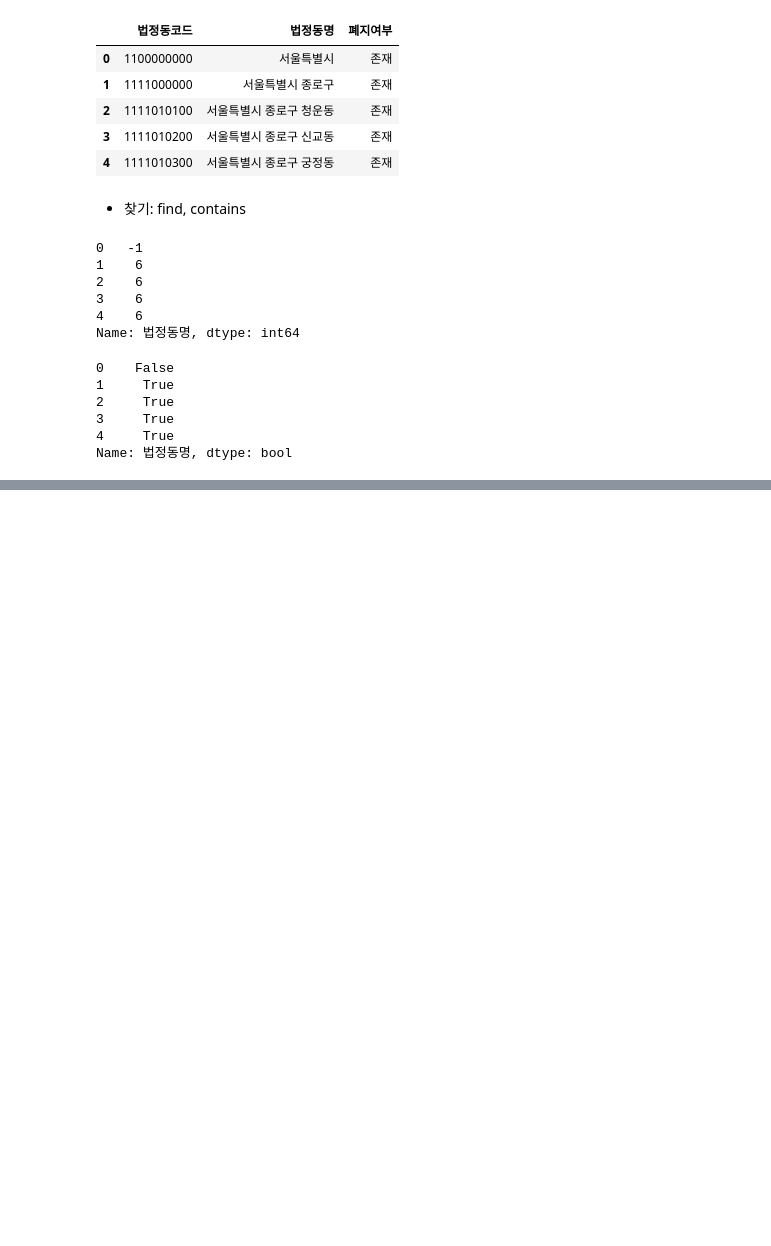
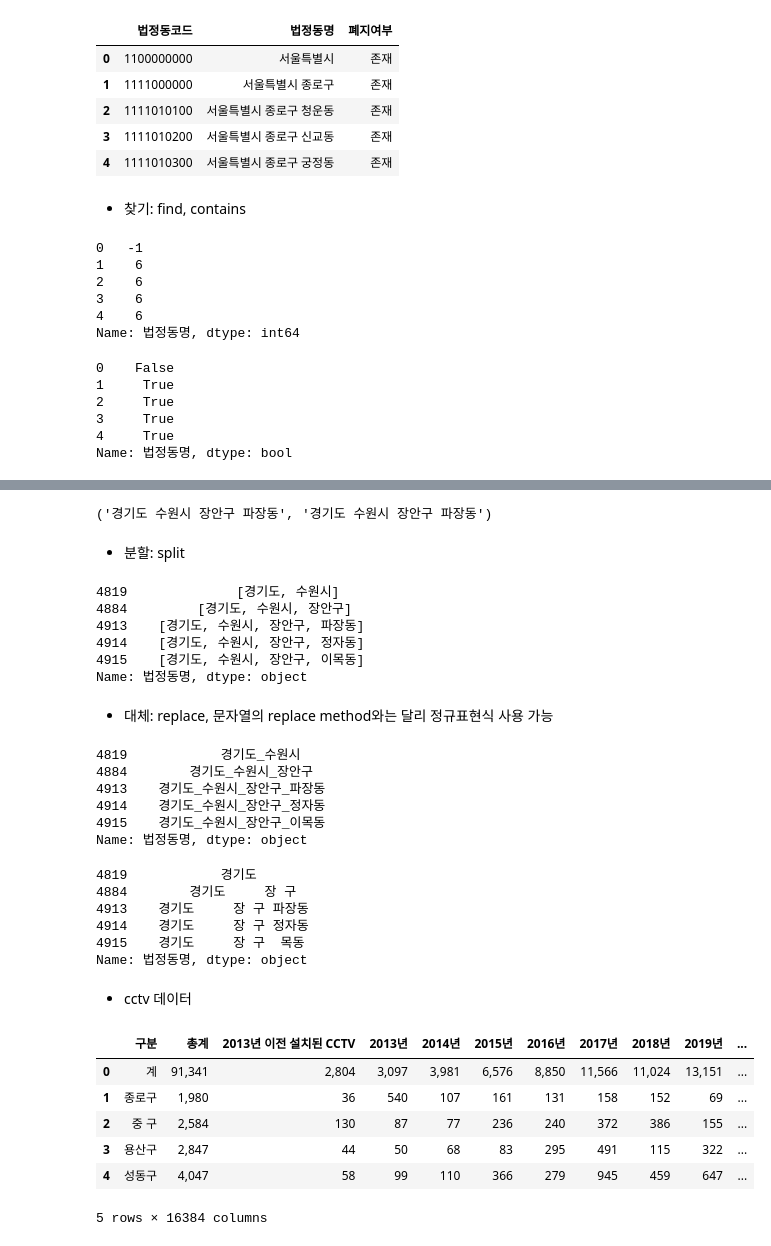
Before and after one commit to ckiekim/DataAnalysis_Lecture-2023.04, a Jupyter notebook: 02.Pandas/06.문자열조작.ipynb, the cells around one changed output, grey strips where cells are left out. Cells and saved outputs as stored; diff of their text form; code cells hidden in the pictures; blank space fills up the shorter version.

```diff
--- a/02.Pandas/06.문자열조작.ipynb
+++ b/02.Pandas/06.문자열조작.ipynb
@@ -89,0 +116,39 @@ Name: 법정동명, dtype: bool
+# %%
+# 파장동 인덱싱
+df2.법정동명[4913], df2.iloc[2, 1]
+# %% [output]
+('경기도 수원시 장안구 파장동', '경기도 수원시 장안구 파장동')
+# %% [markdown]
+- 분할: split
+# %%
+df2.법정동명.str.split().head()
+# %% [output]
+4819              [경기도, 수원시]
+4884         [경기도, 수원시, 장안구]
+4913    [경기도, 수원시, 장안구, 파장동]
+4914    [경기도, 수원시, 장안구, 정자동]
+4915    [경기도, 수원시, 장안구, 이목동]
+Name: 법정동명, dtype: object
+# %% [markdown]
+- 대체: replace, 문자열의 replace method와는 달리 정규표현식 사용 가능
+# %%
+df2.법정동명.str.replace(' ', '_').head()
+# %% [output]
+4819            경기도_수원시
+4884        경기도_수원시_장안구
+4913    경기도_수원시_장안구_파장동
+4914    경기도_수원시_장안구_정자동
+4915    경기도_수원시_장안구_이목동
+Name: 법정동명, dtype: object
+# %%
+# 초성이 ㅅ, ㅇ 인 데이터를 공백으로 대체
+df2.법정동명.str.replace('[사-잏]', ' ', regex=True).head()
+# %% [output]
+4819            경기도
+4884        경기도     장 구
+4913    경기도     장 구 파장동
+4914    경기도     장 구 정자동
+4915    경기도     장 구  목동
+Name: 법정동명, dtype: object
+# %% [markdown]
+- cctv 데이터
@@ -89,0 +158,12 @@ Name: 법정동명, dtype: bool
+# %%
+filename = 'data/서울시 자치구 년도별 CCTV 설치 현황_221231기준.csv'
+cctv = pd.read_csv(filename, encoding='euc-kr')
+cctv.head()
+# %% [output]
+|  | 구분 | 총계 | 2013년 이전 설치된 CCTV | 2013년 | 2014년 | 2015년 | 2016년 | 2017년 | 2018년 | 2019년 | ... |
+| 0 | 계 | 91,341 | 2,804 | 3,097 | 3,981 | 6,576 | 8,850 | 11,566 | 11,024 | 13,151 | ... |
+| 1 | 종로구 | 1,980 | 36 | 540 | 107 | 161 | 131 | 158 | 152 | 69 | ... |
+| 2 | 중 구 | 2,584 | 130 | 87 | 77 | 236 | 240 | 372 | 386 | 155 | ... |
+| 3 | 용산구 | 2,847 | 44 | 50 | 68 | 83 | 295 | 491 | 115 | 322 | ... |
+| 4 | 성동구 | 4,047 | 58 | 99 | 110 | 366 | 279 | 945 | 459 | 647 | ... |
+5 rows × 16384 columns
```
Also changed, not shown: parts of 10 cells of this notebook, 2 other files.
